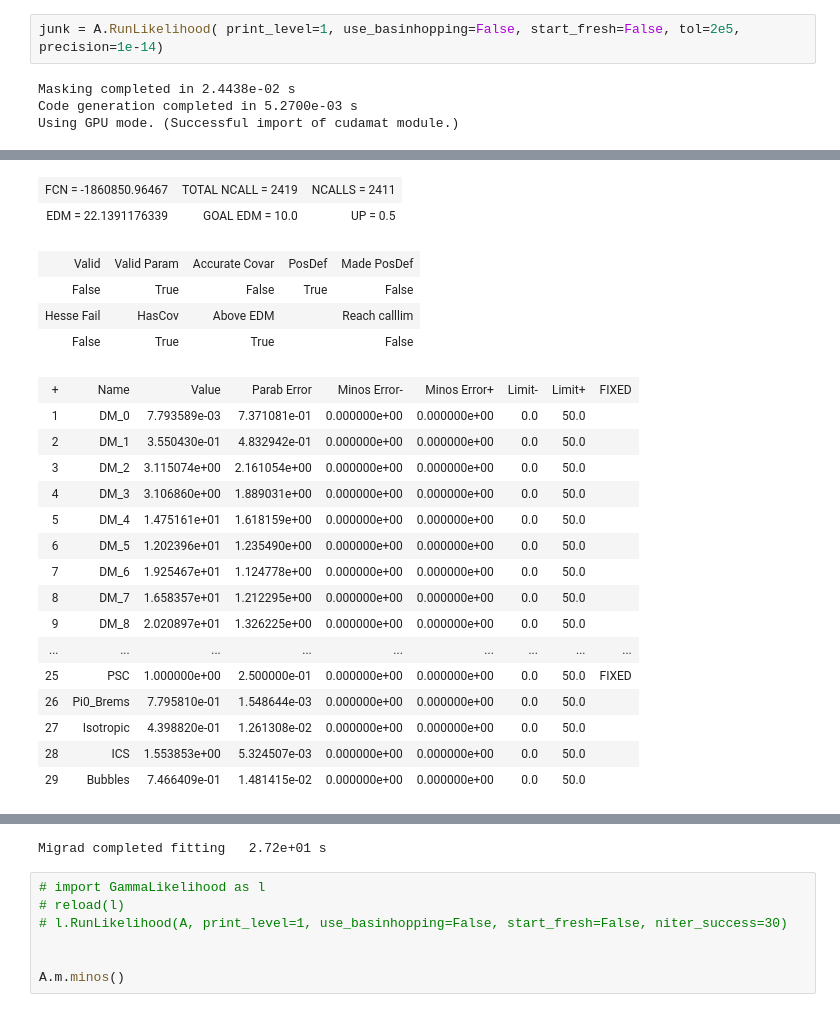
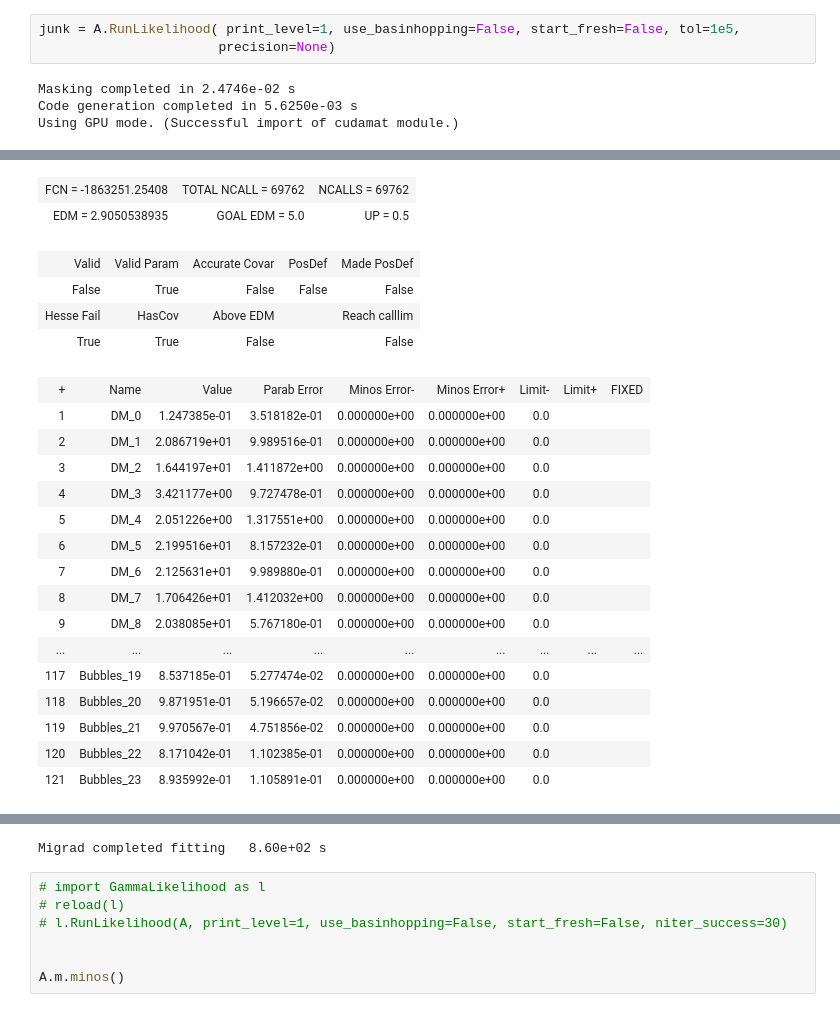
Before and after one commit to erccarls/GammaLike_dev, a Jupyter notebook: Test Analysis.ipynb, the cells around one changed output, grey strips where cells are left out. Saved outputs shown, nothing was run; the diff lists cells and outputs as text.

```diff
--- a/Test Analysis.ipynb
+++ b/Test Analysis.ipynb
@@ -41,34 +56,35 @@ Shape of ICS component:
 # %%
-junk = A.RunLikelihood( print_level=1, use_basinhopping=False, start_fresh=False, tol=2e5, precision=1e-14)
+junk = A.RunLikelihood( print_level=1, use_basinhopping=False, start_fresh=False, tol=1e5,
+                       precision=None)
 # %% [output]
-Masking completed in 2.4438e-02 s
-Code generation completed in 5.2700e-03 s
+Masking completed in 2.4746e-02 s
+Code generation completed in 5.6250e-03 s
 Using GPU mode. (Successful import of cudamat module.)
 [interactive output not drawn]
-| FCN = -1860850.96467 | TOTAL NCALL = 2419 | NCALLS = 2411 |
-| EDM = 22.1391176339 | GOAL EDM = 10.0 | UP = 0.5 |
+| FCN = -1863251.25408 | TOTAL NCALL = 69762 | NCALLS = 69762 |
+| EDM = 2.9050538935 | GOAL EDM = 5.0 | UP = 0.5 |
 | Valid | Valid Param | Accurate Covar | PosDef | Made PosDef |
-| False | True | False | True | False |
+| False | True | False | False | False |
 | Hesse Fail | HasCov | Above EDM |  | Reach calllim |
-| False | True | True |  | False |
+| True | True | False |  | False |
 | + | Name | Value | Parab Error | Minos Error- | Minos Error+ | Limit- | Limit+ | FIXED |
-| 1 | DM_0 | 7.793589e-03 | 7.371081e-01 | 0.000000e+00 | 0.000000e+00 | 0.0 | 50.0 |  |
-| 2 | DM_1 | 3.550430e-01 | 4.832942e-01 | 0.000000e+00 | 0.000000e+00 | 0.0 | 50.0 |  |
-| 3 | DM_2 | 3.115074e+00 | 2.161054e+00 | 0.000000e+00 | 0.000000e+00 | 0.0 | 50.0 |  |
-| 4 | DM_3 | 3.106860e+00 | 1.889031e+00 | 0.000000e+00 | 0.000000e+00 | 0.0 | 50.0 |  |
-| 5 | DM_4 | 1.475161e+01 | 1.618159e+00 | 0.000000e+00 | 0.000000e+00 | 0.0 | 50.0 |  |
-| 6 | DM_5 | 1.202396e+01 | 1.235490e+00 | 0.000000e+00 | 0.000000e+00 | 0.0 | 50.0 |  |
-| 7 | DM_6 | 1.925467e+01 | 1.124778e+00 | 0.000000e+00 | 0.000000e+00 | 0.0 | 50.0 |  |
-| 8 | DM_7 | 1.658357e+01 | 1.212295e+00 | 0.000000e+00 | 0.000000e+00 | 0.0 | 50.0 |  |
-| 9 | DM_8 | 2.020897e+01 | 1.326225e+00 | 0.000000e+00 | 0.000000e+00 | 0.0 | 50.0 |  |
+| 1 | DM_0 | 1.247385e-01 | 3.518182e-01 | 0.000000e+00 | 0.000000e+00 | 0.0 |  |  |
+| 2 | DM_1 | 2.086719e+01 | 9.989516e-01 | 0.000000e+00 | 0.000000e+00 | 0.0 |  |  |
+| 3 | DM_2 | 1.644197e+01 | 1.411872e+00 | 0.000000e+00 | 0.000000e+00 | 0.0 |  |  |
+| 4 | DM_3 | 3.421177e+00 | 9.727478e-01 | 0.000000e+00 | 0.000000e+00 | 0.0 |  |  |
+| 5 | DM_4 | 2.051226e+00 | 1.317551e+00 | 0.000000e+00 | 0.000000e+00 | 0.0 |  |  |
+| 6 | DM_5 | 2.199516e+01 | 8.157232e-01 | 0.000000e+00 | 0.000000e+00 | 0.0 |  |  |
+| 7 | DM_6 | 2.125631e+01 | 9.989880e-01 | 0.000000e+00 | 0.000000e+00 | 0.0 |  |  |
+| 8 | DM_7 | 1.706426e+01 | 1.412032e+00 | 0.000000e+00 | 0.000000e+00 | 0.0 |  |  |
+| 9 | DM_8 | 2.038085e+01 | 5.767180e-01 | 0.000000e+00 | 0.000000e+00 | 0.0 |  |  |
 | ... | ... | ... | ... | ... | ... | ... | ... | ... |
-| 25 | PSC | 1.000000e+00 | 2.500000e-01 | 0.000000e+00 | 0.000000e+00 | 0.0 | 50.0 | FIXED |
-| 26 | Pi0_Brems | 7.795810e-01 | 1.548644e-03 | 0.000000e+00 | 0.000000e+00 | 0.0 | 50.0 |  |
-| 27 | Isotropic | 4.398820e-01 | 1.261308e-02 | 0.000000e+00 | 0.000000e+00 | 0.0 | 50.0 |  |
-| 28 | ICS | 1.553853e+00 | 5.324507e-03 | 0.000000e+00 | 0.000000e+00 | 0.0 | 50.0 |  |
-| 29 | Bubbles | 7.466409e-01 | 1.481415e-02 | 0.000000e+00 | 0.000000e+00 | 0.0 | 50.0 |  |
+| 117 | Bubbles_19 | 8.537185e-01 | 5.277474e-02 | 0.000000e+00 | 0.000000e+00 | 0.0 |  |  |
+| 118 | Bubbles_20 | 9.871951e-01 | 5.196657e-02 | 0.000000e+00 | 0.000000e+00 | 0.0 |  |  |
+| 119 | Bubbles_21 | 9.970567e-01 | 4.751856e-02 | 0.000000e+00 | 0.000000e+00 | 0.0 |  |  |
+| 120 | Bubbles_22 | 8.171042e-01 | 1.102385e-01 | 0.000000e+00 | 0.000000e+00 | 0.0 |  |  |
+| 121 | Bubbles_23 | 8.935992e-01 | 1.105891e-01 | 0.000000e+00 | 0.000000e+00 | 0.0 |  |  |
 [interactive output not drawn]
-Migrad completed fitting   2.72e+01 s
+Migrad completed fitting   8.60e+02 s
 # %%
 # import GammaLikelihood as l
 # reload(l)
```
Also changed, not shown: parts of 2 cells of this notebook, 2 other files.
